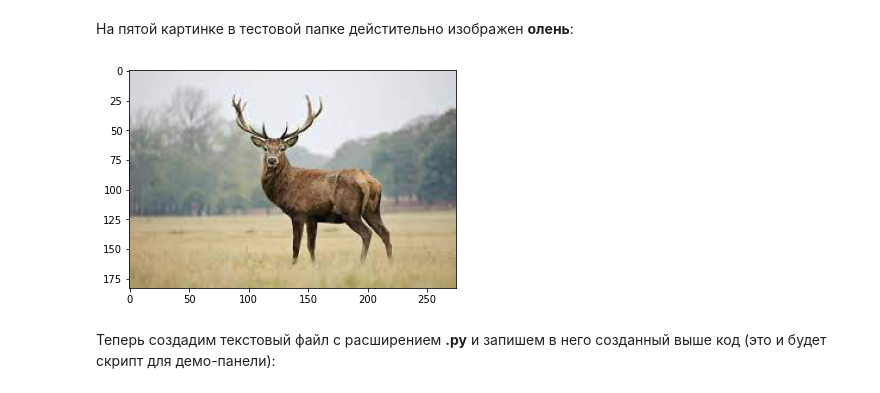
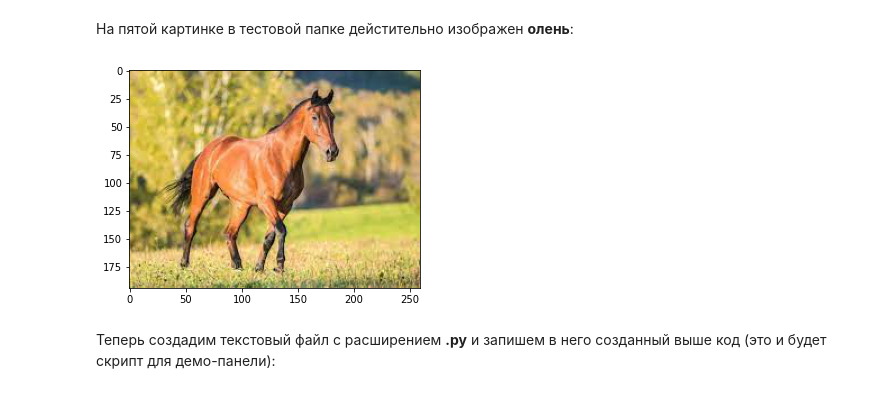
Before and after one commit to VladimirPakhomov2000/Base-syntaxis-Python, a Jupyter notebook: Копия_блокнота_"Базовый_блок_|_Интеграция_нейронной_сети_на_ДЕМО_ПАНЕЛЬ_(Практика)_|_УИИ".ipynb, the cells around one changed output. Drawn from its saved outputs; the diff is of its cells as text; code cells hidden in the pictures.

```diff
--- a/Копия_блокнота_"Базовый_блок_|_Интеграция_нейронной_сети_на_ДЕМО_ПАНЕЛЬ_(Практика)_|_УИИ".ipynb
+++ b/Копия_блокнота_"Базовый_блок_|_Интеграция_нейронной_сети_на_ДЕМО_ПАНЕЛЬ_(Практика)_|_УИИ".ipynb
@@ -421,10 +402,10 @@ predict(img_path='test_images/5.jpg', model_path='model_fmr_all.h5')
 # %% [markdown]
 На пятой картинке в тестовой папке дейстительно изображен **олень**:
 # %%
-plt.imshow(Image.open('test_images/5.jpg'))
+plt.imshow(Image.open('test_images/8.jpg'))
 plt.show()
 # %% [output]
-[figure, old version]
+[figure, new version]
 # %% [markdown]
 Теперь создадим текстовый файл с расширением **.py** и запишем в него созданный выше код (это и будет скрипт для демо-панели):
 # %%
```
Also changed, not shown: parts of 8 cells of this notebook.
